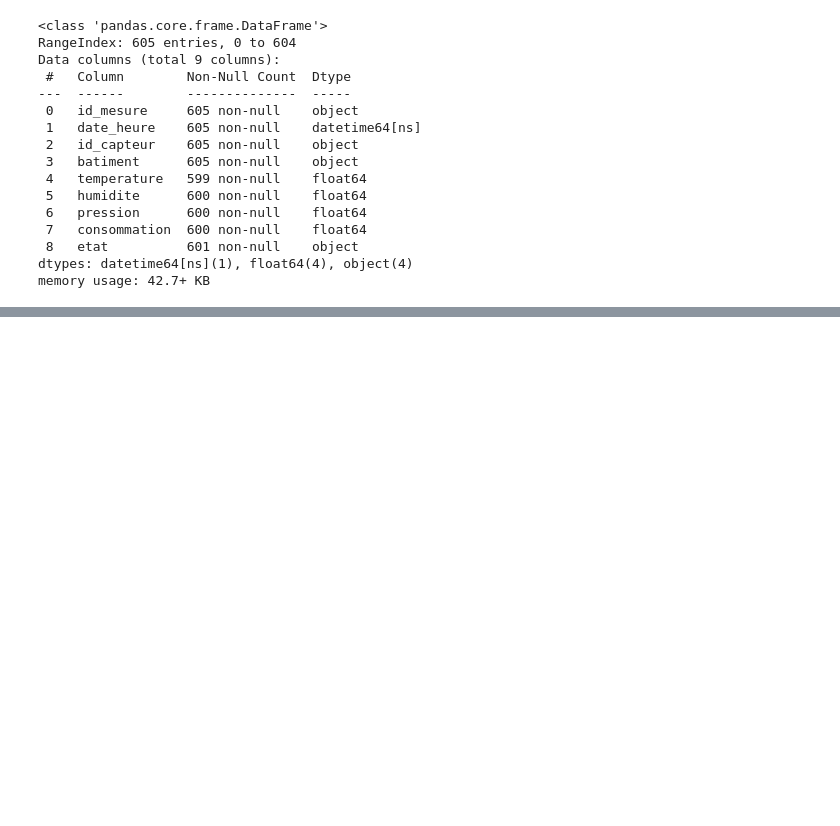
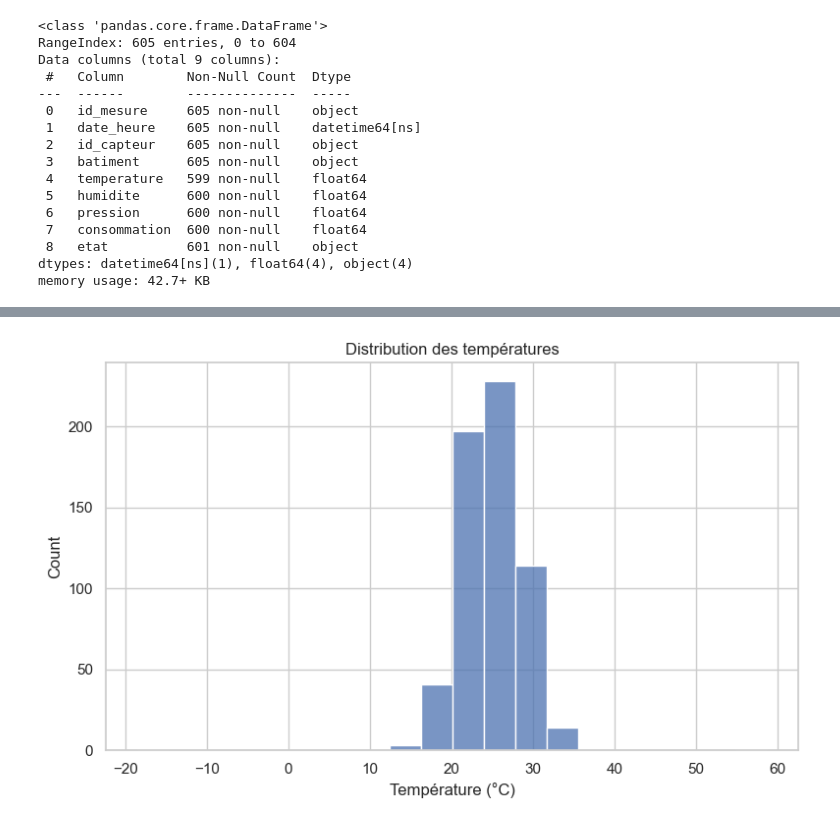
Before and after one commit to harounambaye/Seaborn_Iot_Analysis, a Jupyter notebook: notebooks/Seaborn_Iot_Analysis.ipynb, the cells around one changed output, grey strips where cells are left out. Drawn from its saved outputs; the diff is of its cells as text; code cells hidden in the pictures; blank space fills up the shorter version.

Commit message:
Partie 1 : Distribution d'une variable avec histplot()

```diff
--- a/notebooks/Seaborn_Iot_Analysis.ipynb
+++ b/notebooks/Seaborn_Iot_Analysis.ipynb
@@ -76,0 +81,10 @@ memory usage: 42.7+ KB
+# %%
+# 1) Distribution des températures
+plt.figure(figsize=(8, 5))
+sns.histplot(data=df, x="temperature", bins=20)
+plt.title("Distribution des températures")
+plt.xlabel("Température (°C)")
+plt.tight_layout()
+plt.show()
+# %% [output]
+[figure, added]
```
Also changed, not shown: parts of 4 cells of this notebook.
